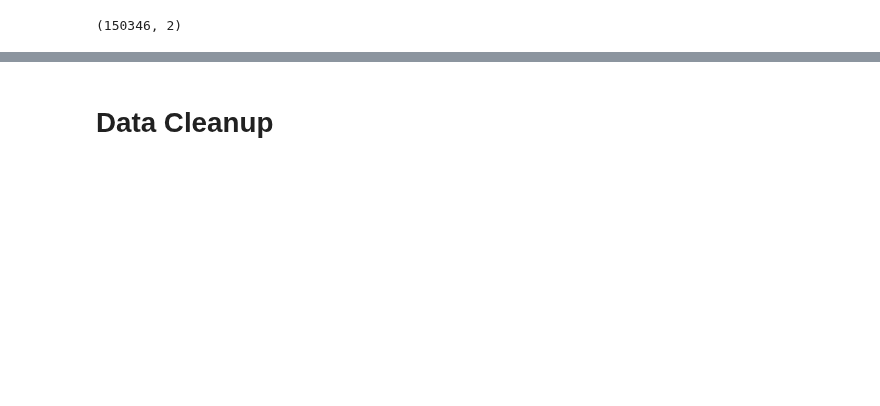
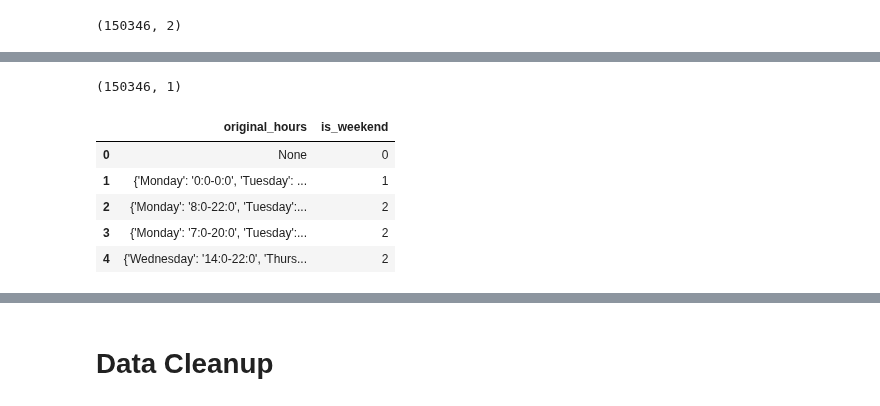
Before and after one commit to jmohsbeck1/jpmc_mle, a Jupyter notebook: Copy_of_JMCopy_of_DataDazzlers_DineOracle.ipynb, the cells around one changed output, grey strips where cells are left out. Drawn from its saved outputs; the diff is of its cells as text; code cells hidden in the pictures; blank space fills up the shorter version.

```diff
--- a/Copy_of_JMCopy_of_DataDazzlers_DineOracle.ipynb
+++ b/Copy_of_JMCopy_of_DataDazzlers_DineOracle.ipynb
@@ -504,0 +523,4 @@ df_categories['main_category'].value_counts().plot(kind='bar', xlabel='Category'
+# %%
+df_hours.shape
+# %% [output]
+(150346, 1)
@@ -504,0 +541,9 @@ df_categories['main_category'].value_counts().plot(kind='bar', xlabel='Category'
+# %%
+df_hours.head()
+# %% [output]
+|  | original_hours | is_weekend |
+| 0 | None | 0 |
+| 1 | {'Monday': '0:0-0:0', 'Tuesday': ... | 1 |
+| 2 | {'Monday': '8:0-22:0', 'Tuesday':... | 2 |
+| 3 | {'Monday': '7:0-20:0', 'Tuesday':... | 2 |
+| 4 | {'Wednesday': '14:0-22:0', 'Thurs... | 2 |
```
Also changed, not shown: parts of 14 cells of this notebook.
